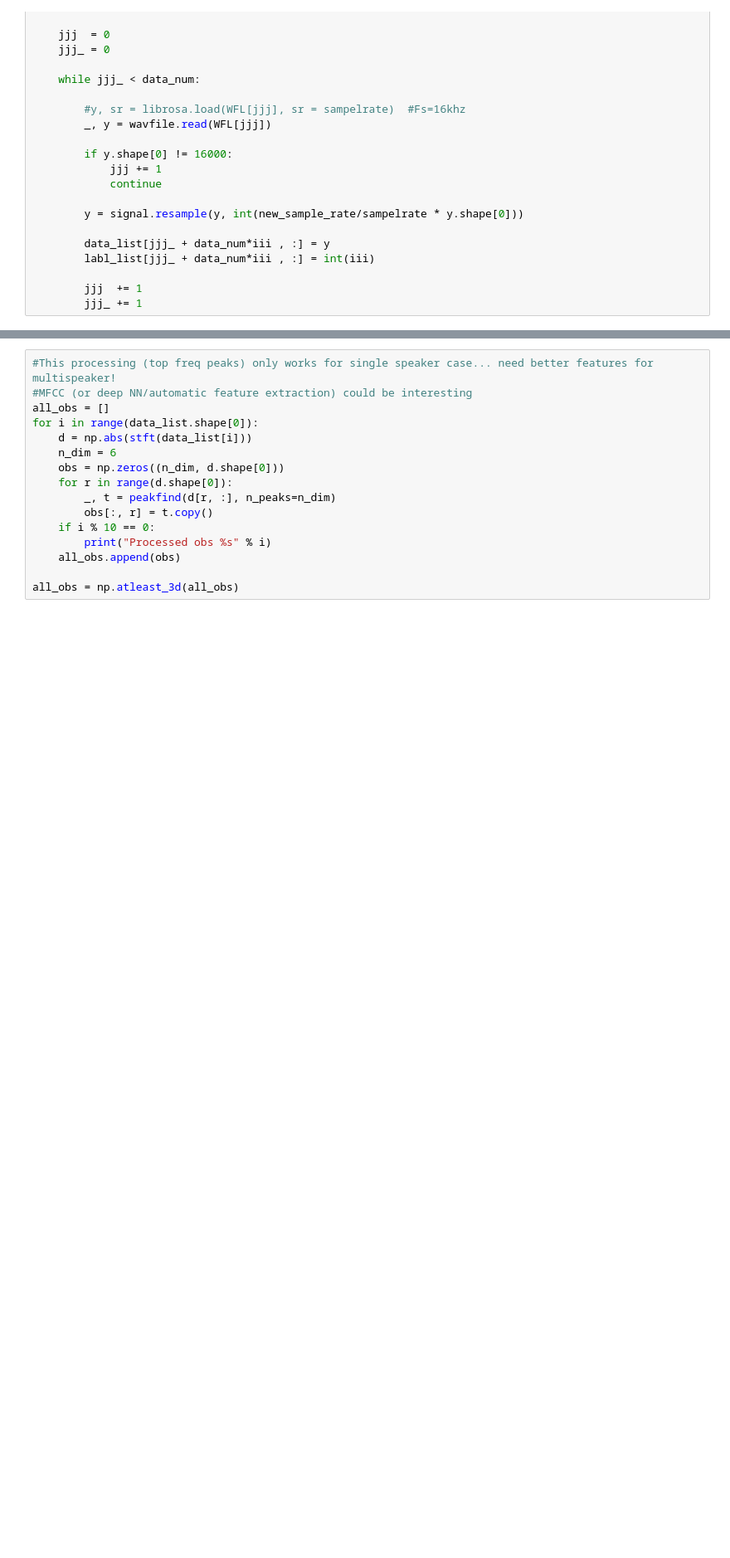
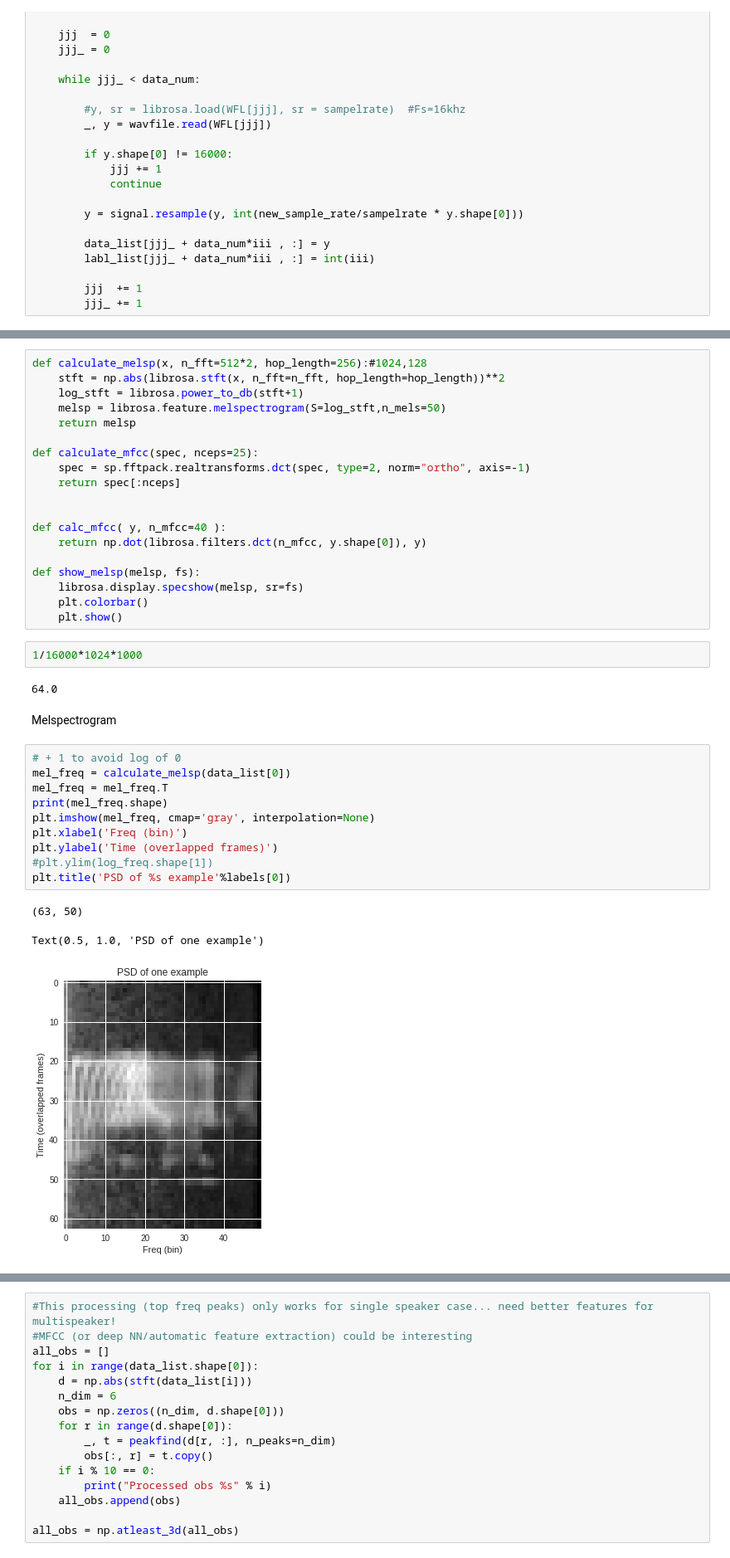
Before and after one commit to ayanokohjikimimaro/Data_Read, a Jupyter notebook: speechcomand_gmmhmm.ipynb, the cells around one changed output, grey strips where cells are left out. Shown at 83% size. Drawn from its saved outputs; the diff is of its cells as text; blank space fills up the shorter version.

```diff
--- a/speechcomand_gmmhmm.ipynb
+++ b/speechcomand_gmmhmm.ipynb
@@ -164,3 +167,42 @@ def peakfind(x, n_peaks, l_size=3, r_size=3, c_size=3, f=np.mean):
     #Add l_size and half - 1 of center size to get to actual peak location
     top[top > -1] = top[top > -1] + l_size + int(c_size / 2.)
     return heights, top[:n_peaks]
+# %%
+def calculate_melsp(x, n_fft=512*2, hop_length=256):#1024,128
+    stft = np.abs(librosa.stft(x, n_fft=n_fft, hop_length=hop_length))**2
+    log_stft = librosa.power_to_db(stft+1)
+    melsp = librosa.feature.melspectrogram(S=log_stft,n_mels=50)
+    return melsp
+
+def calculate_mfcc(spec, nceps=25):
+    spec = sp.fftpack.realtransforms.dct(spec, type=2, norm="ortho", axis=-1)
+    return spec[:nceps]
+
+
+def calc_mfcc( y, n_mfcc=40 ):
+    return np.dot(librosa.filters.dct(n_mfcc, y.shape[0]), y)
+
+def show_melsp(melsp, fs):
+    librosa.display.specshow(melsp, sr=fs)
+    plt.colorbar()
+    plt.show()
+# %%
+1/16000*1024*1000
+# %% [output]
+64.0
+# %% [markdown]
+Melspectrogram
+# %%
+# + 1 to avoid log of 0
+mel_freq = calculate_melsp(data_list[0])
+mel_freq = mel_freq.T
+print(mel_freq.shape)
+plt.imshow(mel_freq, cmap='gray', interpolation=None)
+plt.xlabel('Freq (bin)')
+plt.ylabel('Time (overlapped frames)')
+#plt.ylim(log_freq.shape[1])
+plt.title('PSD of %s example'%labels[0])
+# %% [output]
+(63, 50)
+Text(0.5, 1.0, 'PSD of one example')
+[figure, added]
```
Also changed, not shown: parts of 22 cells of this notebook.
